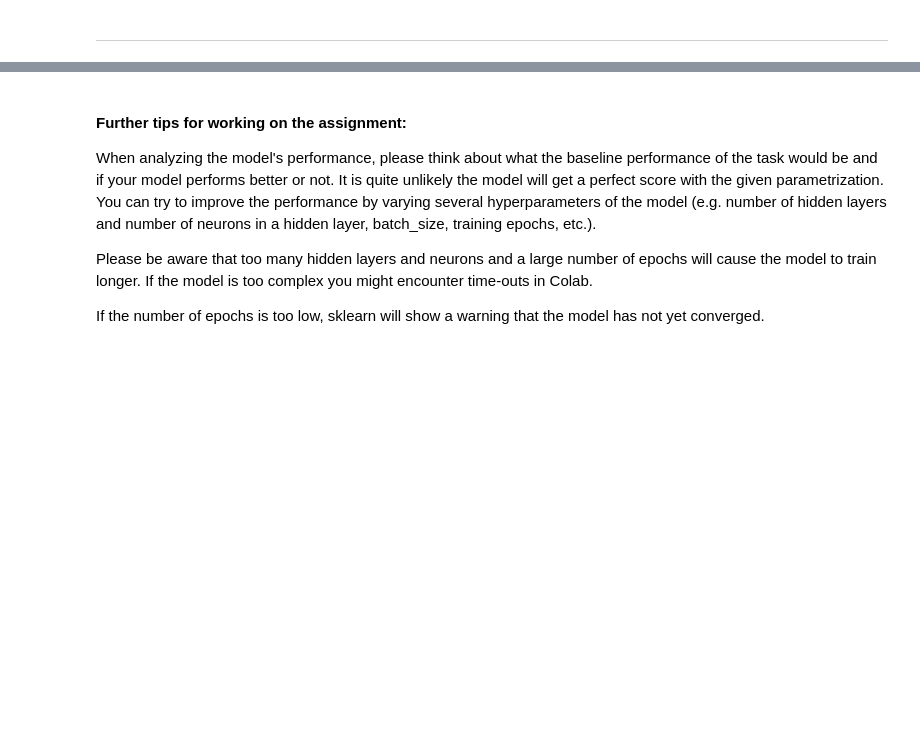
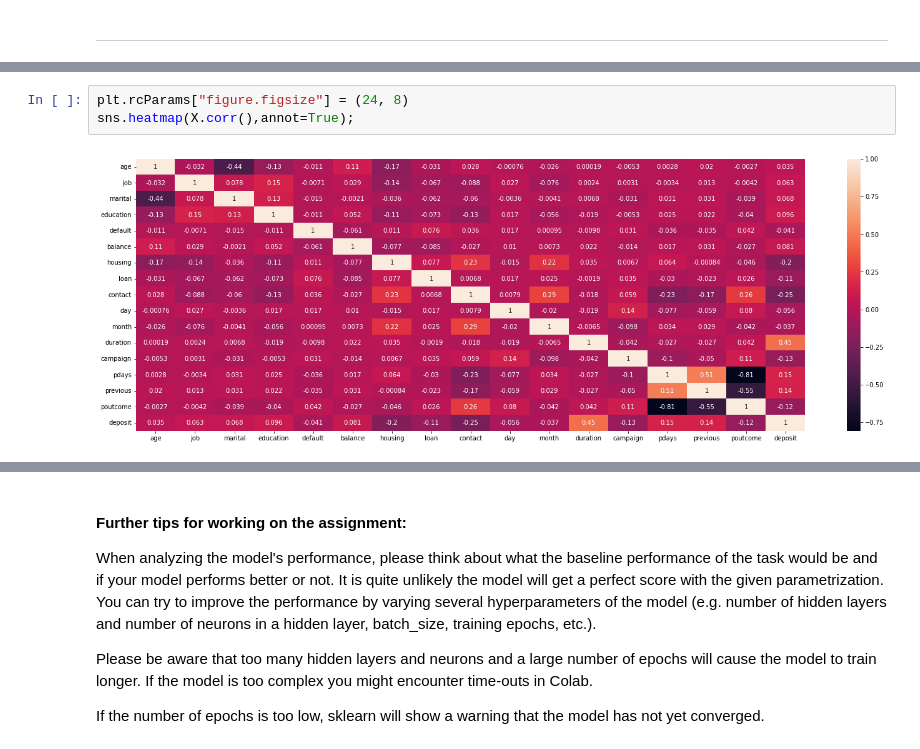
Before and after one commit to tomheyden/ATIT2-22, a Jupyter notebook: assignments/Assignment3_ATIT22.ipynb, the cells around one changed output, grey strips where cells are left out. Drawn from its saved outputs; the diff is of its cells as text; blank space fills up the shorter version.

```diff
--- a/assignments/Assignment3_ATIT22.ipynb
+++ b/assignments/Assignment3_ATIT22.ipynb
@@ -306,0 +319,5 @@ dtype: int64
+# %%
+plt.rcParams["figure.figsize"] = (24, 8)
+sns.heatmap(X.corr(),annot=True);
+# %% [output]
+[figure, added]
```
Also changed, not shown: parts of 22 cells of this notebook.
